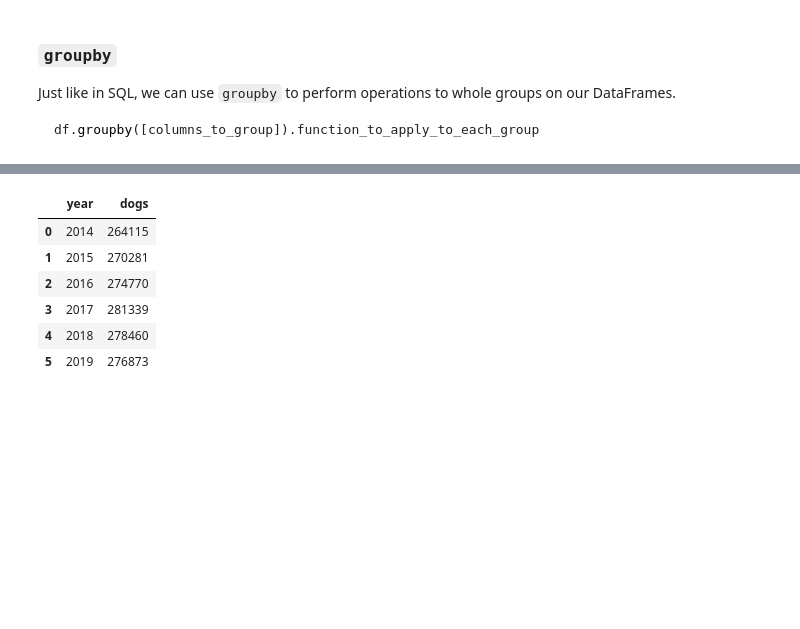
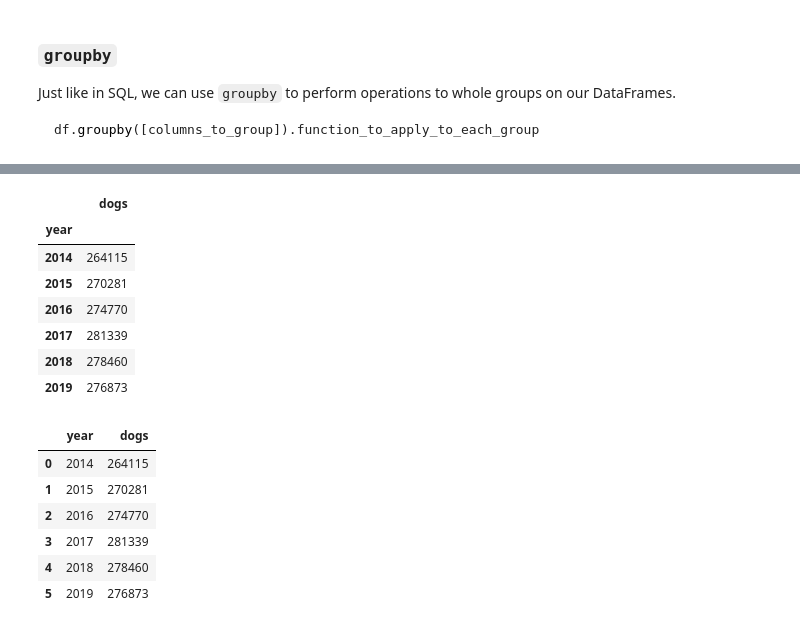
Before and after one commit to BOYSABIO/IE-University, a Jupyter notebook: IE_MASTERS/7_PYTHON_FOR_DATA_ANALYSIS/s15_pandas_reading_and_operations.ipynb, the cells around one changed output, grey strips where cells are left out. Saved outputs shown, nothing was run; the diff lists cells and outputs as text; code cells hidden in the pictures; blank space fills up the shorter version.

```diff
--- a/IE_MASTERS/7_PYTHON_FOR_DATA_ANALYSIS/s15_pandas_reading_and_operations.ipynb
+++ b/IE_MASTERS/7_PYTHON_FOR_DATA_ANALYSIS/s15_pandas_reading_and_operations.ipynb
@@ -714,6 +714,17 @@ animals.head()
 | 2 | 2019 | CARABANCHEL | 20258 | 6387 | 26645 | 410386564 | above_mean | 2019 - CARABANCHEL | ... |
 | 3 | 2019 | CENTRO | 16010 | 9248 | 25258 | 256320100 | above_mean | 2019 - CENTRO | ... |
 | 4 | 2019 | CHAMARTÍN | 11098 | 3922 | 15020 | 123165604 | below_mean | 2019 - CHAMARTÍN | ... |
+# %%
+animals.groupby("year")[["dogs"]].sum() # This uses the group by column as the index
+# %% [output]
+|  | dogs |
+| year |  |
+| 2014 | 264115 |
+| 2015 | 270281 |
+| 2016 | 274770 |
+| 2017 | 281339 |
+| 2018 | 278460 |
+| 2019 | 276873 |
 # %%
 # how many dogs per year
 """
```
Also changed, not shown: parts of 9 cells of this notebook, 1 other file.
